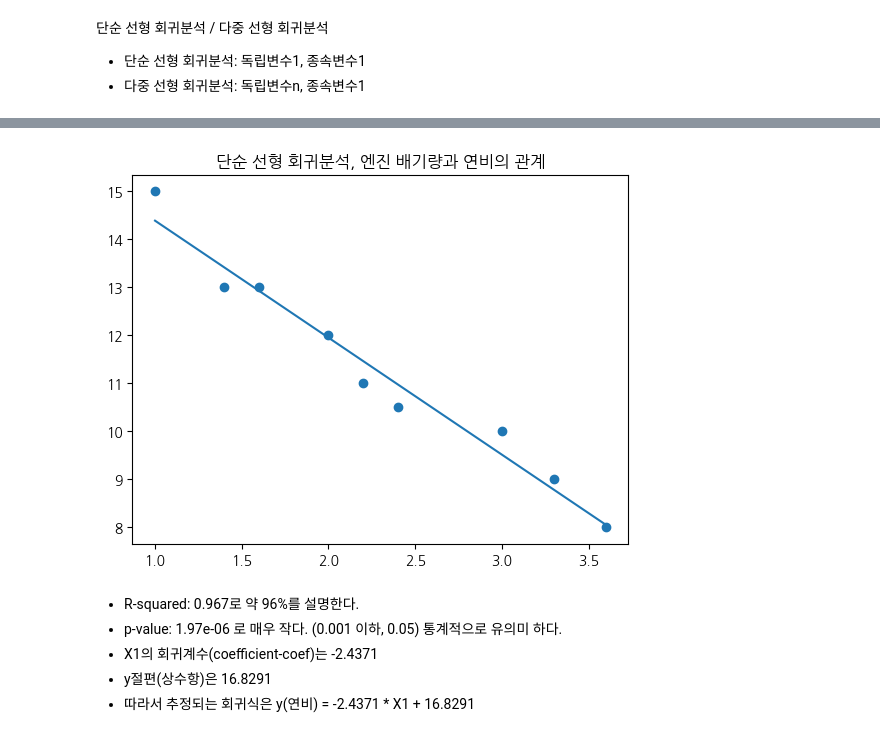
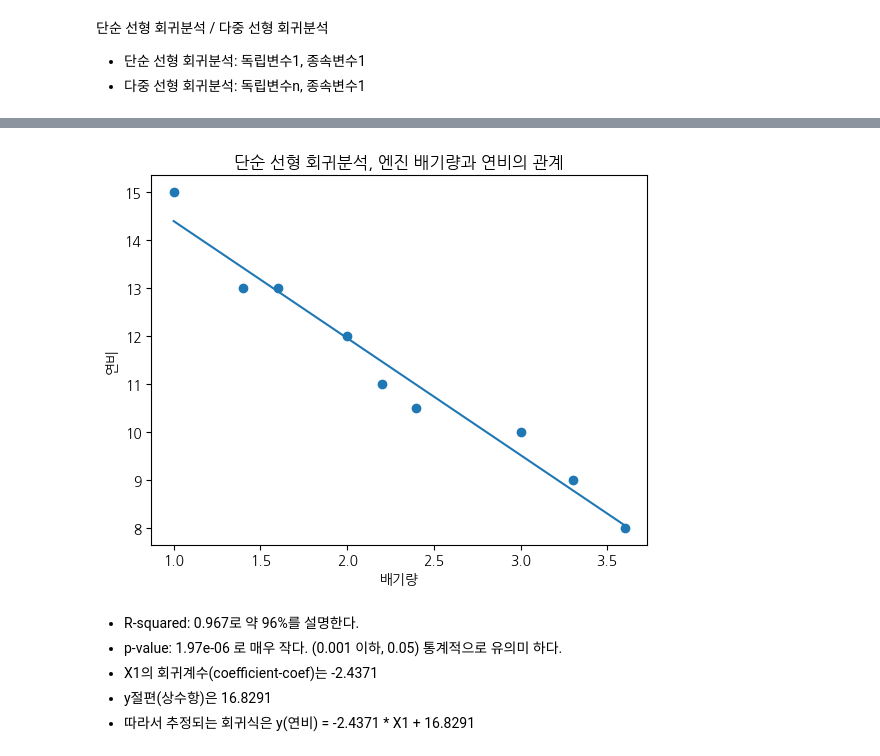
Before and after one commit to LongS1eeper/fintech_service_2nd, a Jupyter notebook: 05machine_learning/15지도학습_회귀분석.ipynb, the cells around one changed output, grey strips where cells are left out. Cells and saved outputs as stored; diff of their text form; code cells hidden in the pictures.

```diff
--- a/05machine_learning/15지도학습_회귀분석.ipynb
+++ b/05machine_learning/15지도학습_회귀분석.ipynb
@@ -51,10 +51,12 @@ Notes:
 # %%
 plt.scatter(X,y)
 plt.plot(X, y_pred)
 plt.title("단순 선형 회귀분석, 엔진 배기량과 연비의 관계")
+plt.xlabel('배기량')
+plt.ylabel('연비')
 plt.show()
 # %% [output]
-[figure, old version]
+[figure, new version]
 # %% [markdown]
 * R-squared: 0.967로 약 96%를 설명한다.
 * p-value: 1.97e-06 로 매우 작다. (0.001 이하, 0.05) 통계적으로 유의미 하다.
```
Also changed, not shown: parts of 9 cells of this notebook.
